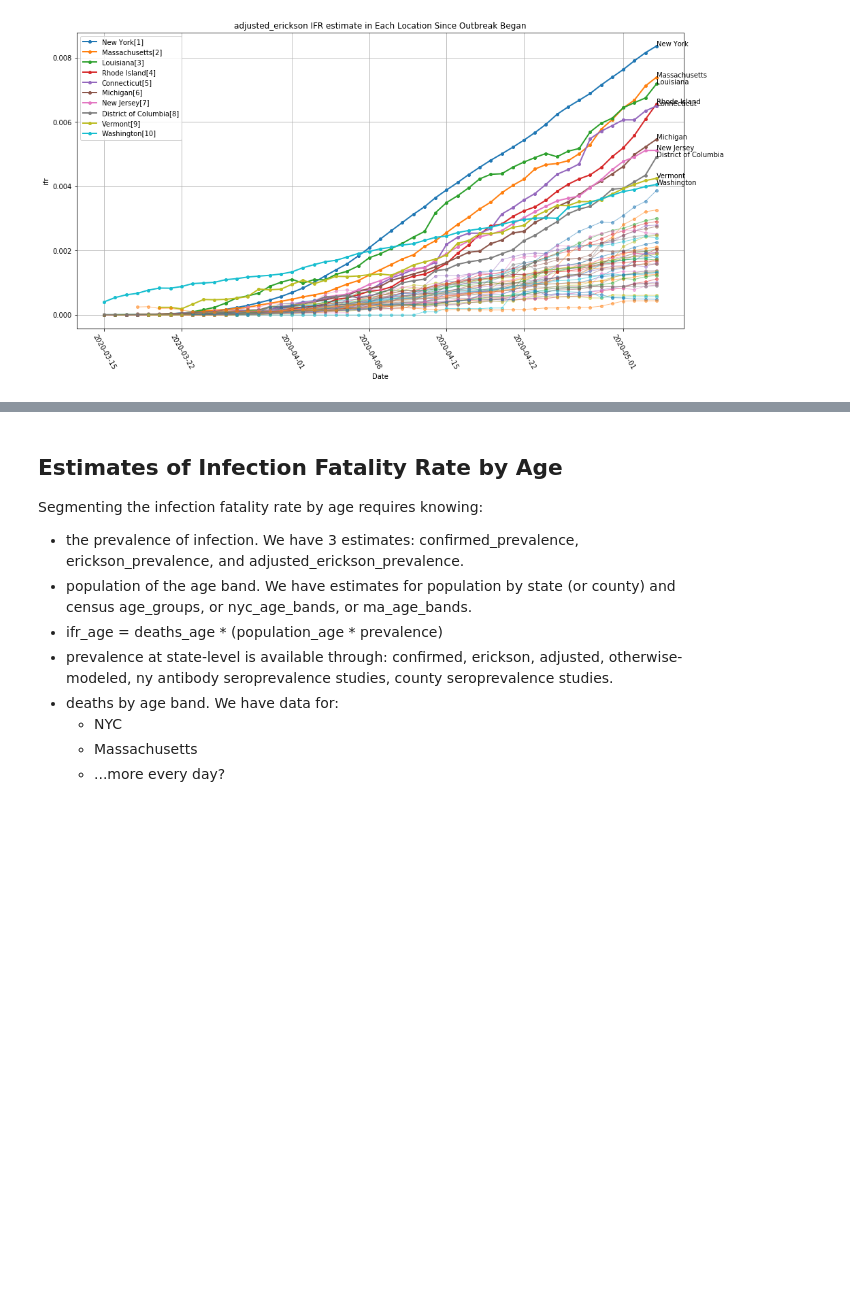
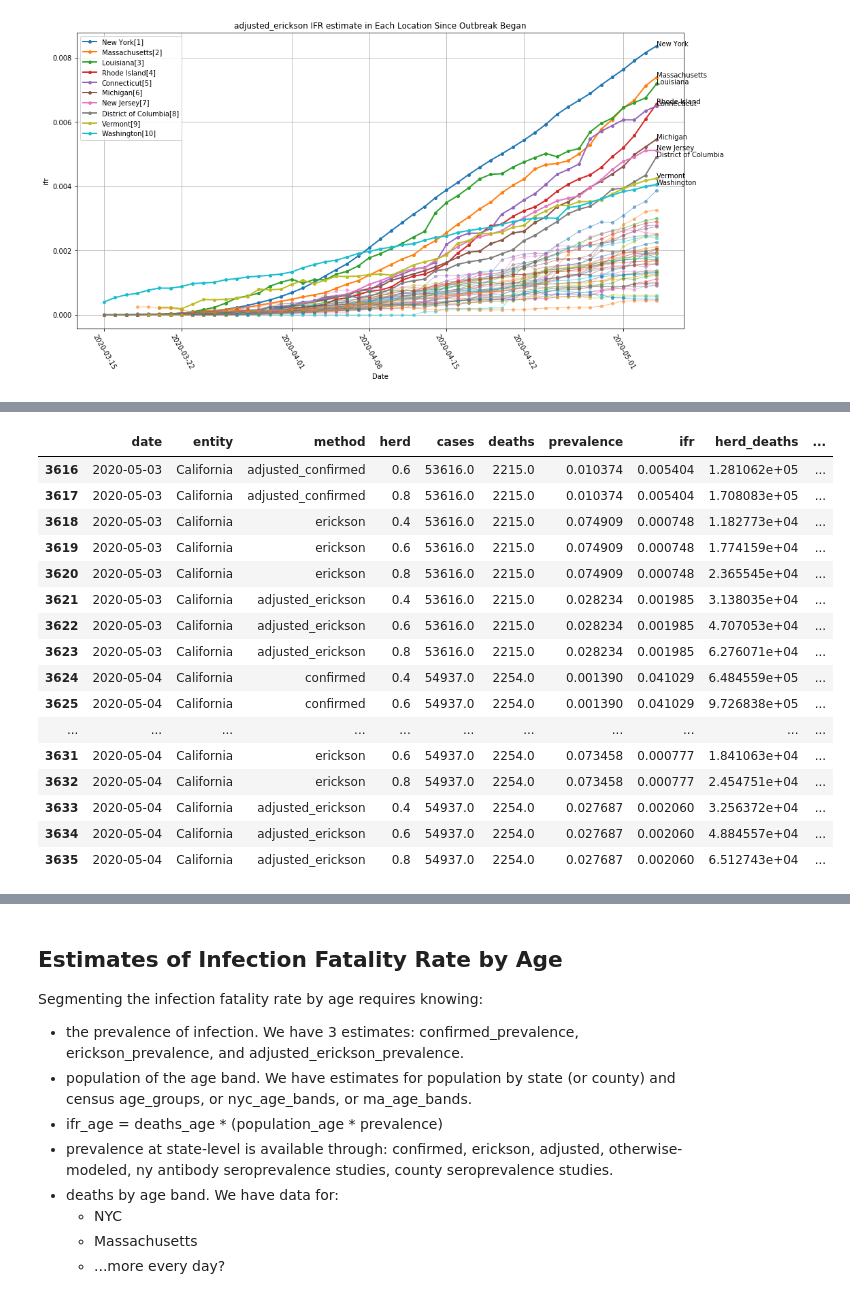
Before and after one commit to todddeluca/coronavirus, a Jupyter notebook: coronavirus_prevalence.ipynb, the cells around one changed output, grey strips where cells are left out. Cells and saved outputs as stored; diff of their text form; code cells hidden in the pictures; blank space fills up the shorter version.

```diff
--- a/coronavirus_prevalence.ipynb
+++ b/coronavirus_prevalence.ipynb
@@ -322,0 +292,28 @@ HTML(dk.set_index(['method', 'herd']).to_html())# to_html(index=False))
+# %%
+df = states_df
+df = add_prevalence_dimension(df)
+df = add_prevalence_cols(df)
+df = add_herd_dimension(df)
+df = add_herd_cols(df)
+df[df['entity'] == 'California'].tail(20).loc[:, [
+    'date', 'entity', 'method', 'herd', 'cases', 'deaths', 'prevalence', 'ifr',
+    'herd_deaths', 'herd_deaths_per_million',
+]]
+# %% [output]
+|  | date | entity | method | herd | cases | deaths | prevalence | ifr | herd_deaths | ... |
+| 3616 | 2020-05-03 | California | adjusted_confirmed | 0.6 | 53616.0 | 2215.0 | 0.010374 | 0.005404 | 1.281062e+05 | ... |
+| 3617 | 2020-05-03 | California | adjusted_confirmed | 0.8 | 53616.0 | 2215.0 | 0.010374 | 0.005404 | 1.708083e+05 | ... |
+| 3618 | 2020-05-03 | California | erickson | 0.4 | 53616.0 | 2215.0 | 0.074909 | 0.000748 | 1.182773e+04 | ... |
+| 3619 | 2020-05-03 | California | erickson | 0.6 | 53616.0 | 2215.0 | 0.074909 | 0.000748 | 1.774159e+04 | ... |
+| 3620 | 2020-05-03 | California | erickson | 0.8 | 53616.0 | 2215.0 | 0.074909 | 0.000748 | 2.365545e+04 | ... |
+| 3621 | 2020-05-03 | California | adjusted_erickson | 0.4 | 53616.0 | 2215.0 | 0.028234 | 0.001985 | 3.138035e+04 | ... |
+| 3622 | 2020-05-03 | California | adjusted_erickson | 0.6 | 53616.0 | 2215.0 | 0.028234 | 0.001985 | 4.707053e+04 | ... |
+| 3623 | 2020-05-03 | California | adjusted_erickson | 0.8 | 53616.0 | 2215.0 | 0.028234 | 0.001985 | 6.276071e+04 | ... |
+| 3624 | 2020-05-04 | California | confirmed | 0.4 | 54937.0 | 2254.0 | 0.001390 | 0.041029 | 6.484559e+05 | ... |
+| 3625 | 2020-05-04 | California | confirmed | 0.6 | 54937.0 | 2254.0 | 0.001390 | 0.041029 | 9.726838e+05 | ... |
+| ... | ... | ... | ... | ... | ... | ... | ... | ... | ... | ... |
+| 3631 | 2020-05-04 | California | erickson | 0.6 | 54937.0 | 2254.0 | 0.073458 | 0.000777 | 1.841063e+04 | ... |
+| 3632 | 2020-05-04 | California | erickson | 0.8 | 54937.0 | 2254.0 | 0.073458 | 0.000777 | 2.454751e+04 | ... |
+| 3633 | 2020-05-04 | California | adjusted_erickson | 0.4 | 54937.0 | 2254.0 | 0.027687 | 0.002060 | 3.256372e+04 | ... |
+| 3634 | 2020-05-04 | California | adjusted_erickson | 0.6 | 54937.0 | 2254.0 | 0.027687 | 0.002060 | 4.884557e+04 | ... |
+| 3635 | 2020-05-04 | California | adjusted_erickson | 0.8 | 54937.0 | 2254.0 | 0.027687 | 0.002060 | 6.512743e+04 | ... |
```
Also changed, not shown: parts of 42 cells of this notebook, 3 other files.
